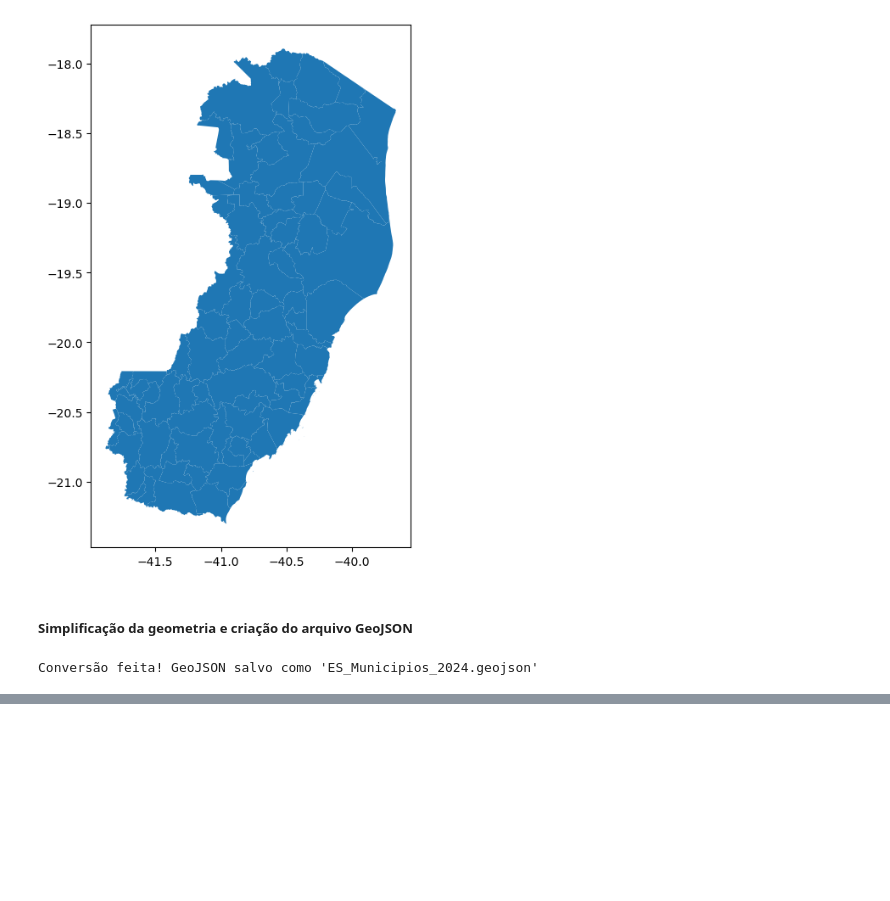
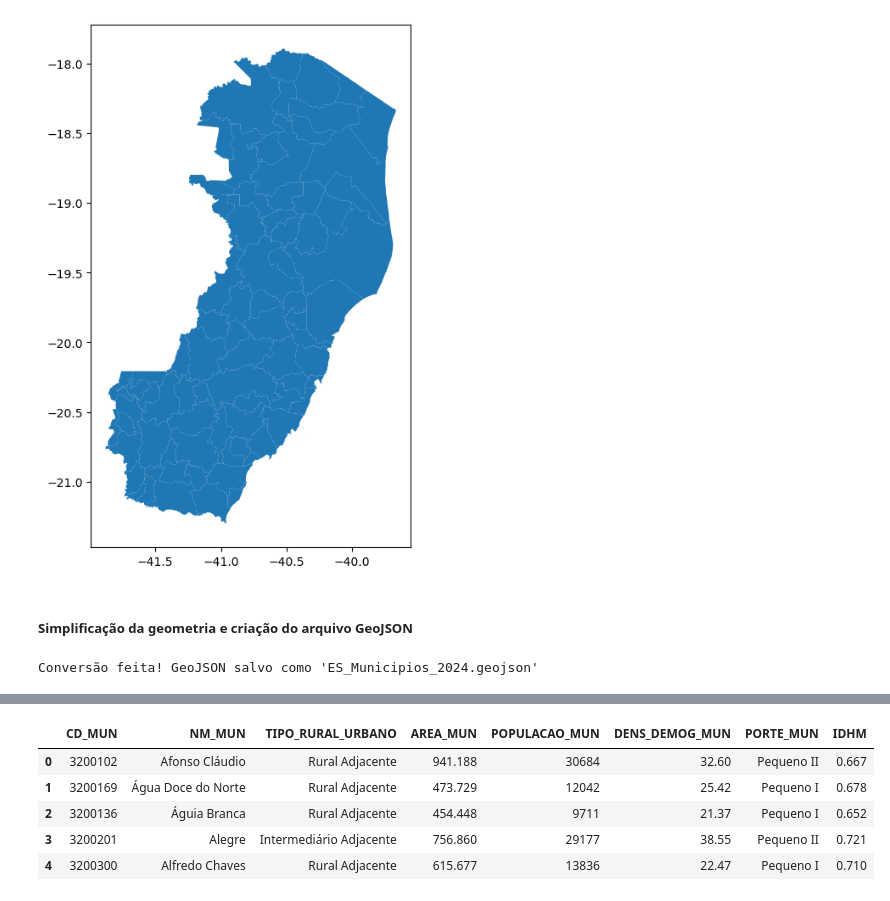
Before and after one commit to fcsardinha/Python-Projects, a Jupyter notebook: Mapas_ES/Mapas_ES.ipynb, the cells around one changed output, grey strips where cells are left out. Saved outputs shown, nothing was run; the diff lists cells and outputs as text; code cells hidden in the pictures; blank space fills up the shorter version.

```diff
--- a/Mapas_ES/Mapas_ES.ipynb
+++ b/Mapas_ES/Mapas_ES.ipynb
@@ -226,0 +244,10 @@ memory usage: 7.4+ KB
+# %%
+# Exibindo as primeiras linhas do DataFrame
+df_indices_ES.head()
+# %% [output]
+|  | CD_MUN | NM_MUN | TIPO_RURAL_URBANO | AREA_MUN | POPULACAO_MUN | DENS_DEMOG_MUN | PORTE_MUN | IDHM |
+| 0 | 3200102 | Afonso Cláudio | Rural Adjacente | 941.188 | 30684 | 32.60 | Pequeno II | 0.667 |
+| 1 | 3200169 | Água Doce do Norte | Rural Adjacente | 473.729 | 12042 | 25.42 | Pequeno I | 0.678 |
+| 2 | 3200136 | Águia Branca | Rural Adjacente | 454.448 | 9711 | 21.37 | Pequeno I | 0.652 |
+| 3 | 3200201 | Alegre | Intermediário Adjacente | 756.860 | 29177 | 38.55 | Pequeno II | 0.721 |
+| 4 | 3200300 | Alfredo Chaves | Rural Adjacente | 615.677 | 13836 | 22.47 | Pequeno I | 0.710 |
```
Also changed, not shown: parts of 20 cells of this notebook.
